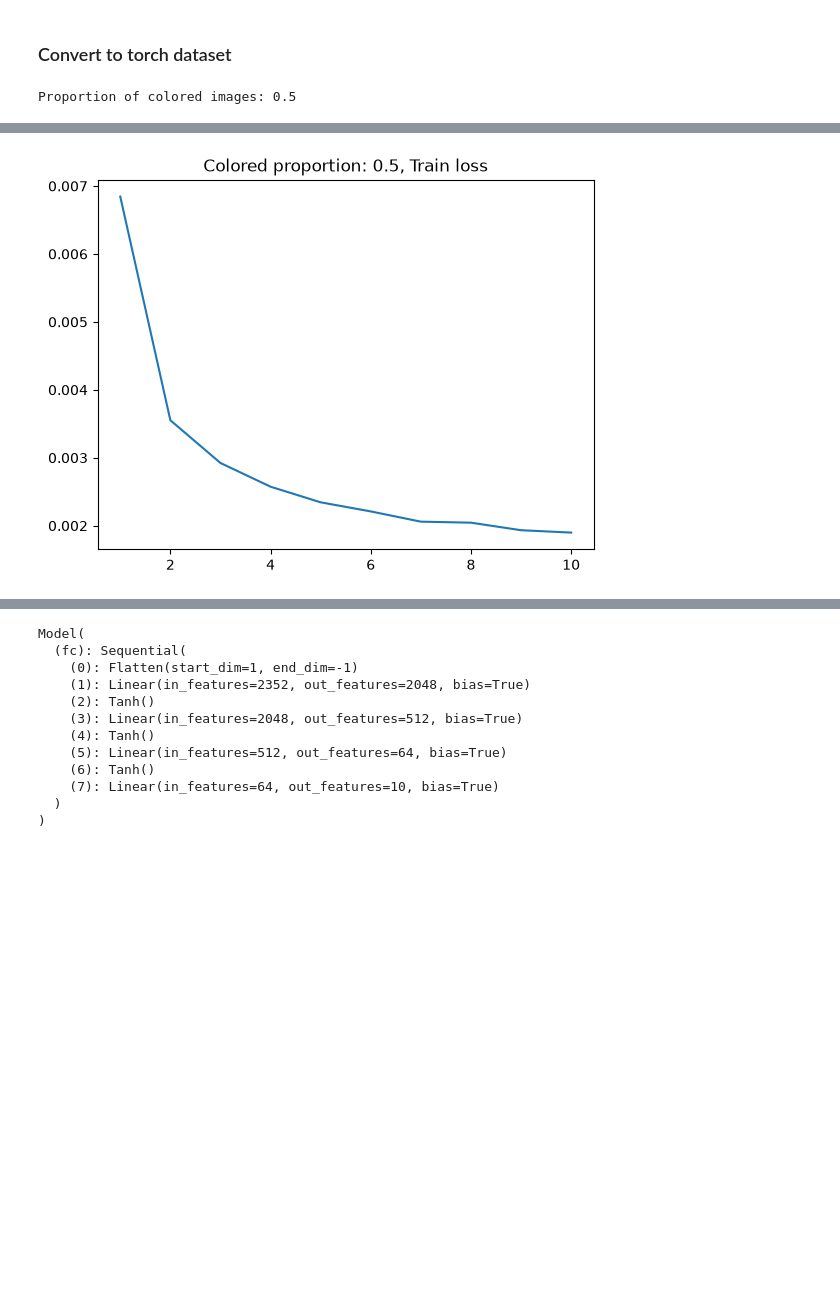
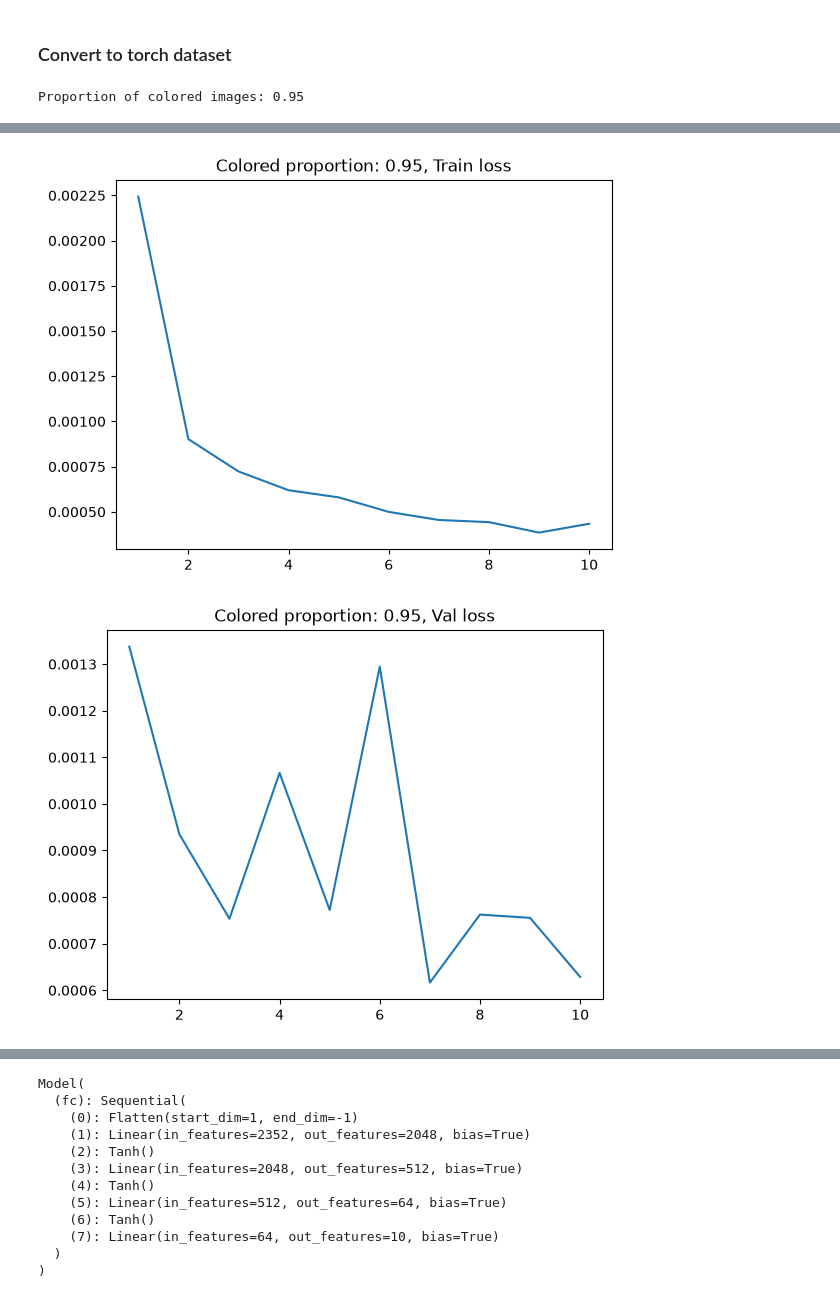
Before and after one commit to PyroX2/Sparse-Autoencoders-for-Vision-in-Pytorch, a Jupyter notebook: intro.ipynb, the cells around one changed output, grey strips where cells are left out. Cells and saved outputs as stored; diff of their text form; code cells hidden in the pictures; blank space fills up the shorter version.

```diff
--- a/intro.ipynb
+++ b/intro.ipynb
@@ -245,7 +246,7 @@ def train(model, train_dl, val_dl, criterion, optimizer, metrics_calculator, epo
 		criterion: Criterion used for calculating the loss.
 		optimizer: Optimizer used to update model parameters.
 		metrics_calculator: Instance of metrics calculator used for computing metrics.
-		epochs: Number of epochs to train the model for.
+		epochs (optional): Number of epochs to train the model for.
 		device (optional): Device used for calculations like CUDA or CPU.
 	Returns:
 		list[float]: List of training loss in each epoch.
@@ -279,7 +280,7 @@ metrics_calculator = metrics.MetricsCalculator(num_classes=len(train_labels.uniq
 
 model_weights = [] # Best weights for each colored proportion
 
-for proportion in COLORED_PROPORTIONS:
+for proportion in COLORED_PROPORTIONS[-2:-1]:
 	print(f"Proportion of colored images: {proportion}")
 	metrics_calculator.reset()
 
@@ -322,4 +323,4 @@ for proportion in COLORED_PROPORTIONS:
 	print("Performance on fully colored validation set:")
 	print(f"Colored Val Loss: {colored_val_loss:.4f}, Accuracy: {colored_val_accuracy:.4f}, Precision: {colored_val_precision:.4f}, Recall: {colored_val_recall:.4f}, F1 Score: {colored_val_f1_score:.4f}, AUPRC: {colored_val_auprc:.4f}, AUROC: {colored_val_auroc:.4f}")
 # %% [output]
-Proportion of colored images: 0.5
+Proportion of colored images: 0.95
@@ -336 +337,2 @@ Epoch 10/10 - Train Loss: 0.0019, Val Loss: 0.0031, Accuracy: 0.9686, Precision:
-[figure, old version]
+[figure, new version]
+[figure, added]
```
Also changed, not shown: parts of 17 cells of this notebook.
